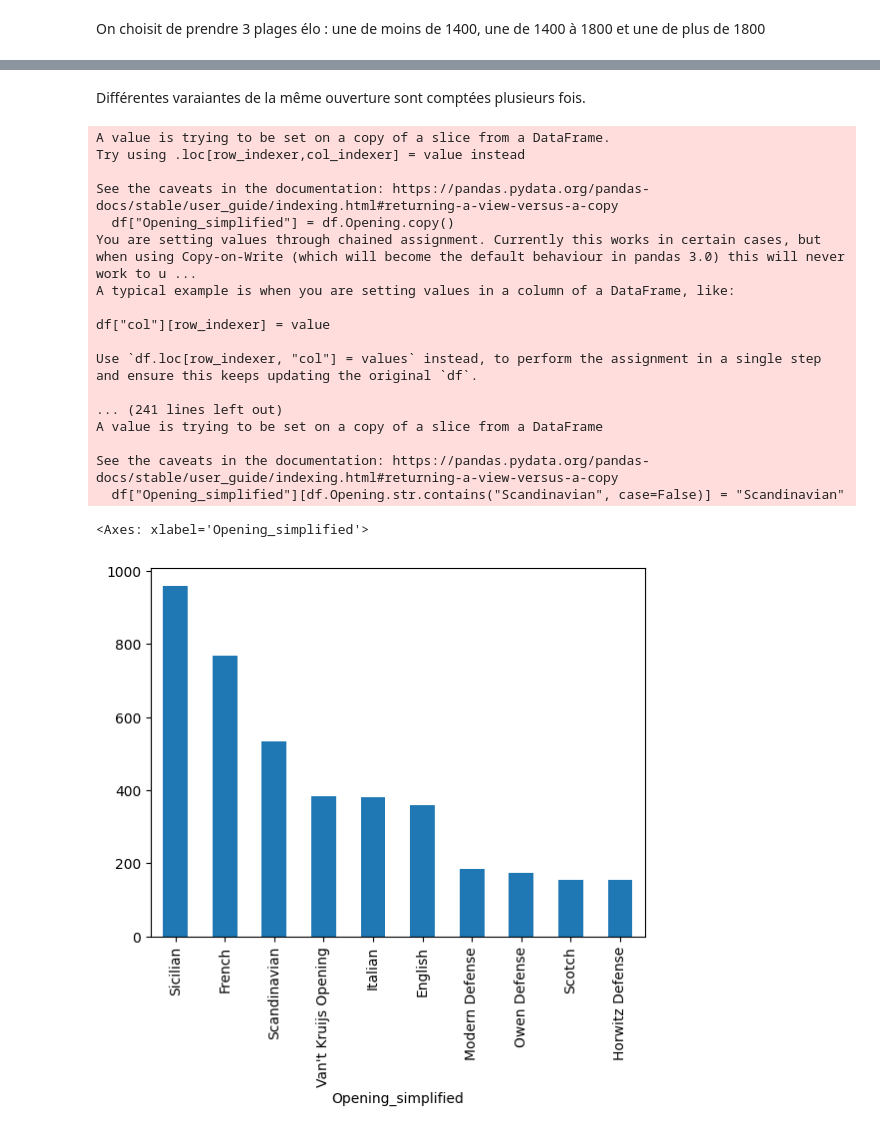
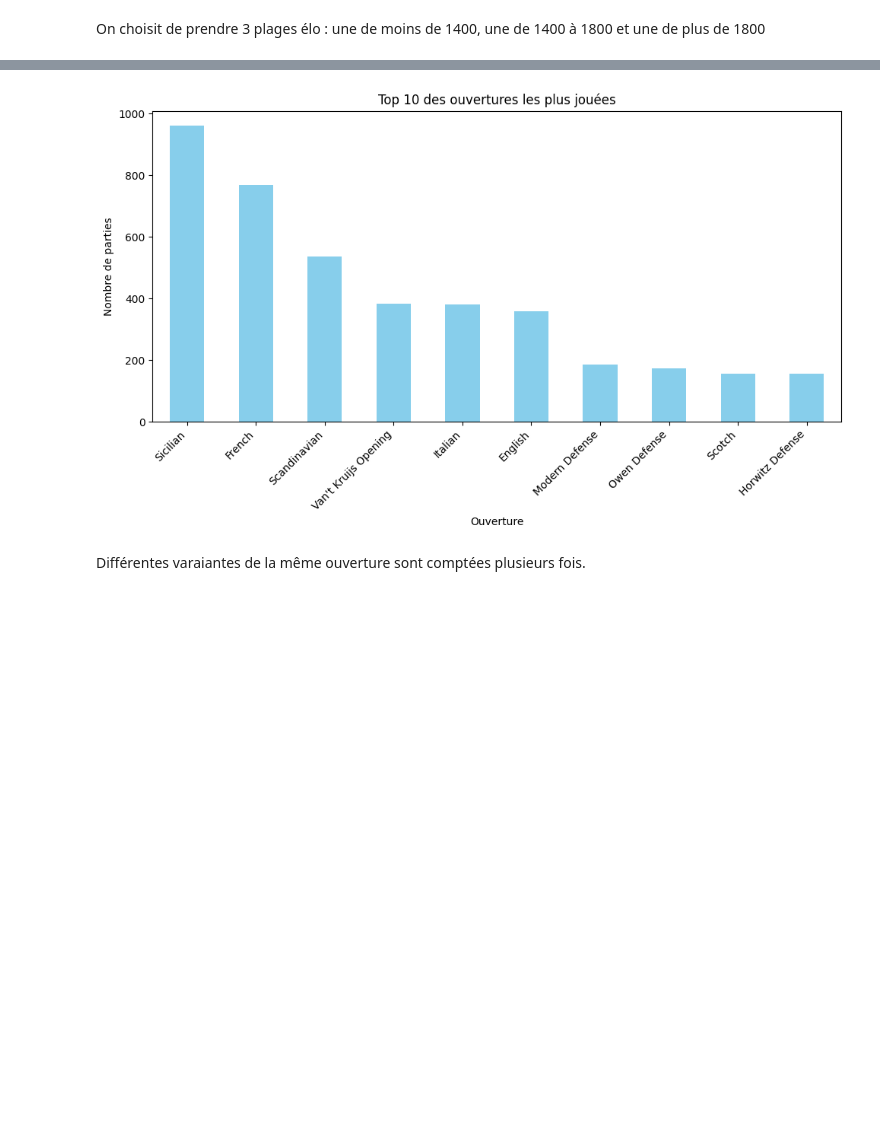
Before and after one commit to Playfaster92/chess_bot, a Jupyter notebook: read_metadata/reading_meta.ipynb, the cells around one changed output, grey strips where cells are left out. Saved outputs shown, nothing was run; the diff lists cells and outputs as text; code cells hidden in the pictures; blank space fills up the shorter version.

```diff
--- a/read_metadata/reading_meta.ipynb
+++ b/read_metadata/reading_meta.ipynb
@@ -225,40 +244,30 @@ df.Opening.value_counts()[:10].plot.bar()
+# %%
+
+df["Opening_simplified"] = df["Opening"].copy()
+
+df.loc[df["Opening"].str.contains("French", case=False, na=False), "Opening_simplified"] = "French"
+df.loc[df["Opening"].str.contains("Sicilian", case=False, na=False), "Opening_simplified"] = "Sicilian"
+df.loc[df["Opening"].str.contains("Queens Gambit", case=False, na=False), "Opening_simplified"] = "Queens Gambit"
+df.loc[df["Opening"].str.contains("Spanish", case=False, na=False), "Opening_simplified"] = "Spanish"
+df.loc[df["Opening"].str.contains("Italian", case=False, na=False), "Opening_simplified"] = "Italian"
+df.loc[df["Opening"].str.contains("English", case=False, na=False), "Opening_simplified"] = "English"
+df.loc[df["Opening"].str.contains("Scotch", case=False, na=False), "Opening_simplified"] = "Scotch"
+df.loc[df["Opening"].str.contains("Kings Indian", case=False, na=False), "Opening_simplified"] = "Kings Indian"
+df.loc[df["Opening"].str.contains("Queens Indian", case=False, na=False), "Opening_simplified"] = "Queens Indian"
+df.loc[df["Opening"].str.contains("Nimzo Indian", case=False, na=False), "Opening_simplified"] = "Nimzo Indian"
+df.loc[df["Opening"].str.contains("Grunfeld", case=False, na=False), "Opening_simplified"] = "Grunfeld"
+df.loc[df["Opening"].str.contains("Dutch", case=False, na=False), "Opening_simplified"] = "Dutch"
+df.loc[df["Opening"].str.contains("Benoni", case=False, na=False), "Opening_simplified"] = "Benoni"
+df.loc[df["Opening"].str.contains("Scandinavian", case=False, na=False), "Opening_simplified"] = "Scandinavian"
+top_openings_2 = df['Opening_simplified'].value_counts().head(10)
+top_openings_2.plot(kind='bar', figsize=(10,6), color='skyblue')
+plt.title("Top 10 des ouvertures les plus jouées")
+plt.xlabel("Ouverture")
+plt.ylabel("Nombre de parties")
+plt.xticks(rotation=45, ha='right')
+plt.tight_layout()
+plt.show()
+# %% [output]
+[figure, added]
 # %% [markdown]
 Différentes varaiantes de la même ouverture sont comptées plusieurs fois.
-# %%
-df["Opening_simplified"] = df.Opening.copy()
-df["Opening_simplified"][df.Opening.str.contains("French", case=False)] = "French"
-df["Opening_simplified"][df.Opening.str.contains("Sicilian", case=False)] = "Sicilian"
-df["Opening_simplified"][df.Opening.str.contains("Queens Gambit", case=False)] = "Queens Gambit"
-df["Opening_simplified"][df.Opening.str.contains("Spanish", case=False)] = "Spanish"
-df["Opening_simplified"][df.Opening.str.contains("Italian", case=False)] = "Italian"
-df["Opening_simplified"][df.Opening.str.contains("English", case=False)] = "English"
-df["Opening_simplified"][df.Opening.str.contains("Scotch", case=False)] = "Scotch"
-df["Opening_simplified"][df.Opening.str.contains("Kings Indian", case=False)] = "Kings Indian"
-df["Opening_simplified"][df.Opening.str.contains("Queens Indian", case=False)] = "Queens Indian"
-df["Opening_simplified"][df.Opening.str.contains("Nimzo Indian", case=False)] = "Nimzo Indian"
-df["Opening_simplified"][df.Opening.str.contains("Grunfeld", case=False)] = "Grunfeld"
-df["Opening_simplified"][df.Opening.str.contains("Dutch", case=False)] = "Dutch"
-df["Opening_simplified"][df.Opening.str.contains("Benoni", case=False)] = "Benoni"
-df["Opening_simplified"][df.Opening.str.contains("Scandinavian", case=False)] = "Scandinavian"
-
-df.Opening_simplified.value_counts()[:10].plot.bar()
-# %% [output]
-A value is trying to be set on a copy of a slice from a DataFrame.
-Try using .loc[row_indexer,col_indexer] = value instead
-
-See the caveats in the documentation: https://pandas.pydata.org/pandas-docs/stable/user_guide/indexing.html#returning-a-view-versus-a-copy
-  df["Opening_simplified"] = df.Opening.copy()
-You are setting values through chained assignment. Currently this works in certain cases, but when using Copy-on-Write (which will become the default behaviour in pandas 3.0) this will never work to u ...
-A typical example is when you are setting values in a column of a DataFrame, like:
-
-df["col"][row_indexer] = value
-
-Use `df.loc[row_indexer, "col"] = values` instead, to perform the assignment in a single step and ensure this keeps updating the original `df`.
-
-... (241 lines left out)
-A value is trying to be set on a copy of a slice from a DataFrame
-
-See the caveats in the documentation: https://pandas.pydata.org/pandas-docs/stable/user_guide/indexing.html#returning-a-view-versus-a-copy
-  df["Opening_simplified"][df.Opening.str.contains("Scandinavian", case=False)] = "Scandinavian"
-<Axes: xlabel='Opening_simplified'>
-[figure, removed]
```
Also changed, not shown: parts of 34 cells of this notebook.
